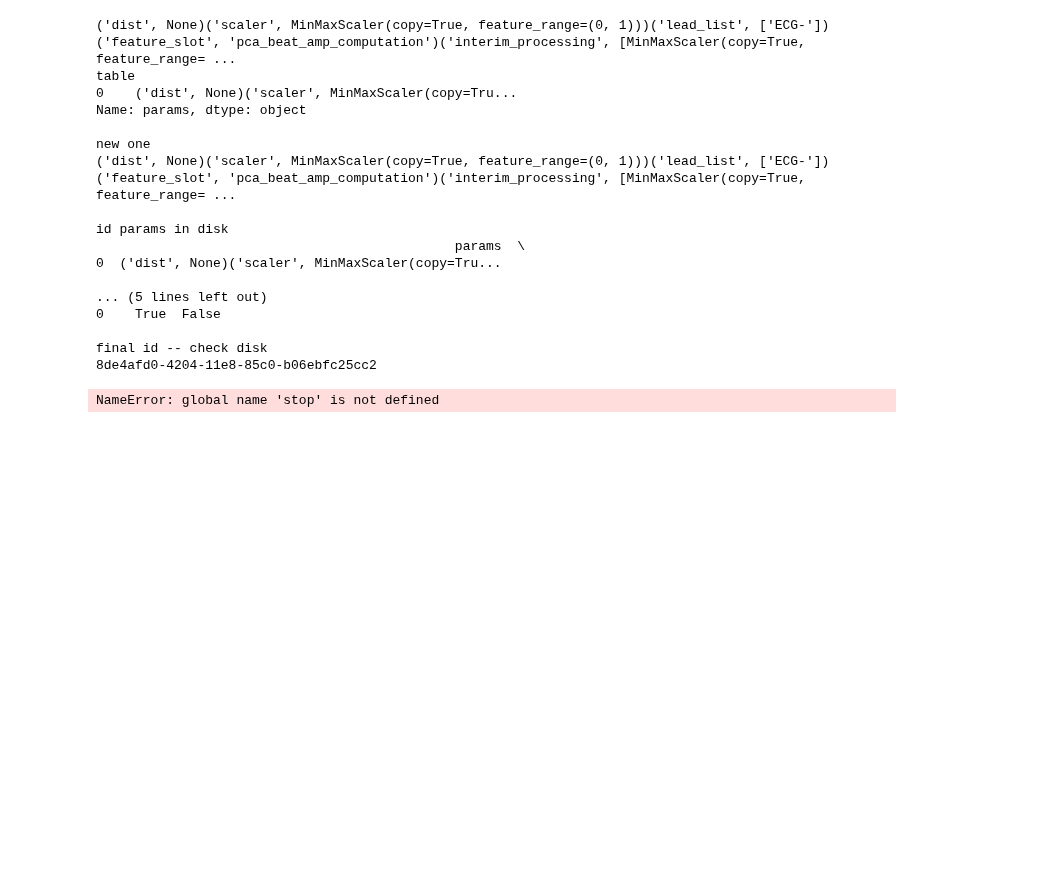
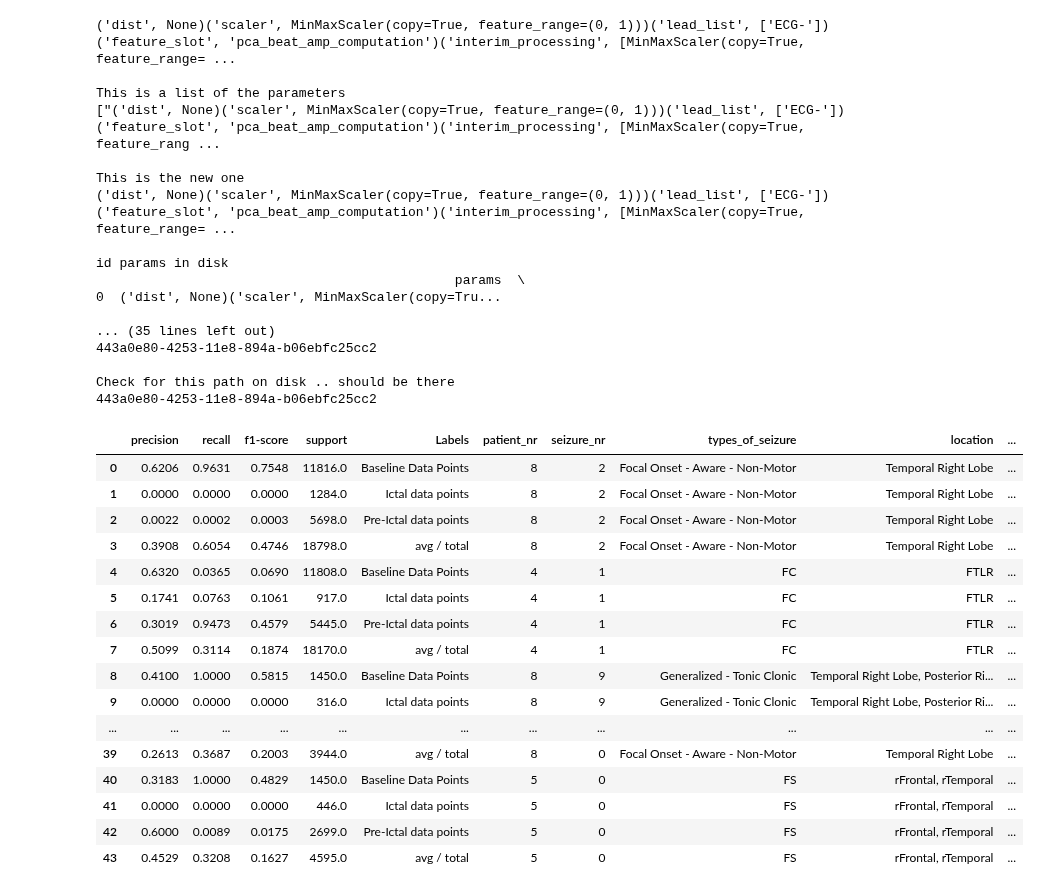
Before and after one commit to yinxiaojing1/pre_epi_seizures, a Jupyter notebook: pre_epi_seizures/evaluate_learning_results.ipynb, the cells around one changed output. Cells and saved outputs as stored; diff of their text form; code cells hidden in the pictures; blank space fills up the shorter version.

Commit message:
Add latex conversion table

```diff
--- a/pre_epi_seizures/evaluate_learning_results.ipynb
+++ b/pre_epi_seizures/evaluate_learning_results.ipynb
@@ -50,6 +54,13 @@ pipe = Pipeline( [('ANN', KerasClassifier(build_fn=dense_network,
                                           output_dim = 3,
                                           verbose=0))])
 
+param_grid = [
+               {'GaussNB__priors': [None]},
+                  ]
+pipe = Pipeline([('GaussNB', GaussianNB())])
+
+
+
 feature_slot = 'pca_beat_amp_computation'
 hyper_param=0
 
@@ -62,35 +73,56 @@ compute_all_new=True
 # %%
 # Perform Hyper analysis
 
-patient_lists = [[4]]
+patient_lists = [[4, 5, 8]]
 
 
-for patient_list in patient_lists:
 
-    get_learning_results(label_struct, baseline_label_struct,
-                                                  pipe, scaler, param_grid,
-                                                  patient_list,
-                                                  feature_slot,
-                                                  hyper_param,
-                                                  plot_eda,
-                                                  learn_flag,
-                                                  compute_all_new)
+
+table = [get_learning_results(label_struct, baseline_label_struct,
+                                              pipe, scaler, param_grid,
+                                              patient_list,
+                                              feature_slot,
+                                              hyper_param,
+                                              plot_eda,
+                                              learn_flag,
+                                              compute_all_new)
+                   for patient_list in patient_lists]
 # %% [output]
 ('dist', None)('scaler', MinMaxScaler(copy=True, feature_range=(0, 1)))('lead_list', ['ECG-'])('feature_slot', 'pca_beat_amp_computation')('interim_processing', [MinMaxScaler(copy=True, feature_range= ...
-table
-0    ('dist', None)('scaler', MinMaxScaler(copy=Tru...
-Name: params, dtype: object
 
-new one
+This is a list of the parameters
+["('dist', None)('scaler', MinMaxScaler(copy=True, feature_range=(0, 1)))('lead_list', ['ECG-'])('feature_slot', 'pca_beat_amp_computation')('interim_processing', [MinMaxScaler(copy=True, feature_rang ...
+
+This is the new one
 ('dist', None)('scaler', MinMaxScaler(copy=True, feature_range=(0, 1)))('lead_list', ['ECG-'])('feature_slot', 'pca_beat_amp_computation')('interim_processing', [MinMaxScaler(copy=True, feature_range= ...
 
 id params in disk
                                               params  \
 0  ('dist', None)('scaler', MinMaxScaler(copy=Tru...
 
-... (5 lines left out)
-0    True  False
+... (35 lines left out)
+443a0e80-4253-11e8-894a-b06ebfc25cc2
 
-final id -- check disk
-8de4afd0-4204-11e8-85c0-b06ebfc25cc2
+Check for this path on disk .. should be there
+443a0e80-4253-11e8-894a-b06ebfc25cc2
-NameError: global name 'stop' is not defined
+# %%
+table = pd.concat(table)
+table
+# %% [output]
+|  | precision | recall | f1-score | support | Labels | patient_nr | seizure_nr | types_of_seizure | location | ... |
+| 0 | 0.6206 | 0.9631 | 0.7548 | 11816.0 | Baseline Data Points | 8 | 2 | Focal Onset - Aware - Non-Motor | Temporal Right Lobe | ... |
+| 1 | 0.0000 | 0.0000 | 0.0000 | 1284.0 | Ictal data points | 8 | 2 | Focal Onset - Aware - Non-Motor | Temporal Right Lobe | ... |
+| 2 | 0.0022 | 0.0002 | 0.0003 | 5698.0 | Pre-Ictal data points | 8 | 2 | Focal Onset - Aware - Non-Motor | Temporal Right Lobe | ... |
+| 3 | 0.3908 | 0.6054 | 0.4746 | 18798.0 | avg / total | 8 | 2 | Focal Onset - Aware - Non-Motor | Temporal Right Lobe | ... |
+| 4 | 0.6320 | 0.0365 | 0.0690 | 11808.0 | Baseline Data Points | 4 | 1 | FC | FTLR | ... |
+| 5 | 0.1741 | 0.0763 | 0.1061 | 917.0 | Ictal data points | 4 | 1 | FC | FTLR | ... |
+| 6 | 0.3019 | 0.9473 | 0.4579 | 5445.0 | Pre-Ictal data points | 4 | 1 | FC | FTLR | ... |
+| 7 | 0.5099 | 0.3114 | 0.1874 | 18170.0 | avg / total | 4 | 1 | FC | FTLR | ... |
+| 8 | 0.4100 | 1.0000 | 0.5815 | 1450.0 | Baseline Data Points | 8 | 9 | Generalized - Tonic Clonic | Temporal Right Lobe, Posterior Ri... | ... |
+| 9 | 0.0000 | 0.0000 | 0.0000 | 316.0 | Ictal data points | 8 | 9 | Generalized - Tonic Clonic | Temporal Right Lobe, Posterior Ri... | ... |
+| ... | ... | ... | ... | ... | ... | ... | ... | ... | ... | ... |
+| 39 | 0.2613 | 0.3687 | 0.2003 | 3944.0 | avg / total | 8 | 0 | Focal Onset - Aware - Non-Motor | Temporal Right Lobe | ... |
+| 40 | 0.3183 | 1.0000 | 0.4829 | 1450.0 | Baseline Data Points | 5 | 0 | FS | rFrontal, rTemporal | ... |
+| 41 | 0.0000 | 0.0000 | 0.0000 | 446.0 | Ictal data points | 5 | 0 | FS | rFrontal, rTemporal | ... |
+| 42 | 0.6000 | 0.0089 | 0.0175 | 2699.0 | Pre-Ictal data points | 5 | 0 | FS | rFrontal, rTemporal | ... |
+| 43 | 0.4529 | 0.3208 | 0.1627 | 4595.0 | avg / total | 5 | 0 | FS | rFrontal, rTemporal | ... |
```
Also changed, not shown: parts of 5 cells of this notebook, 15 other files.
